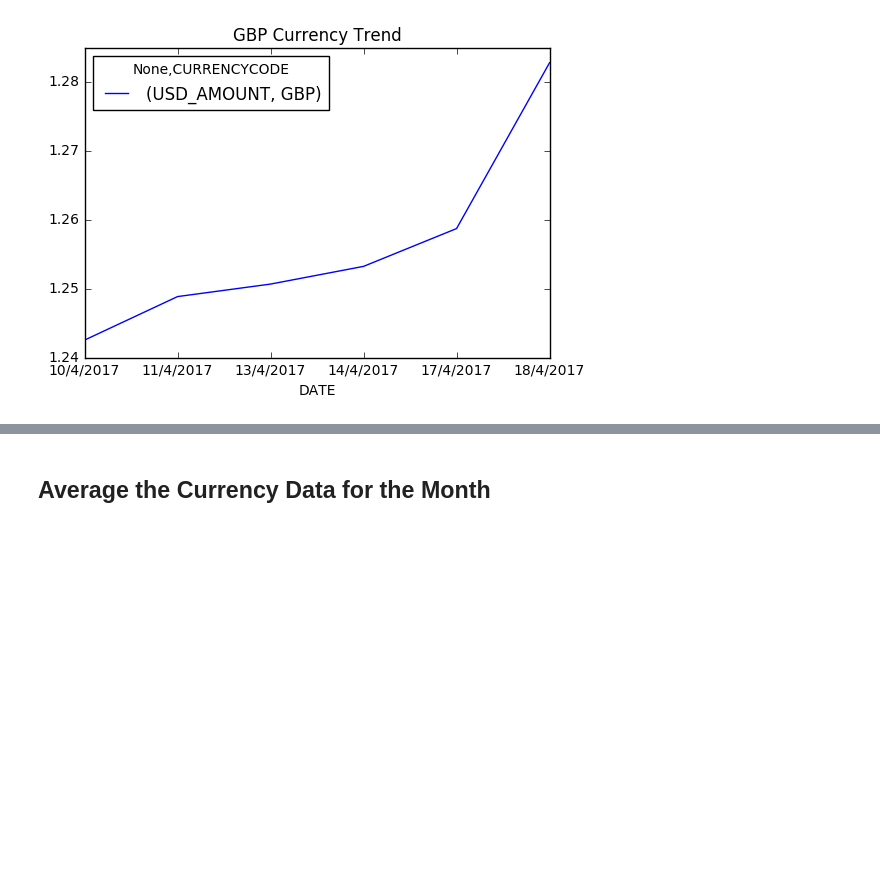
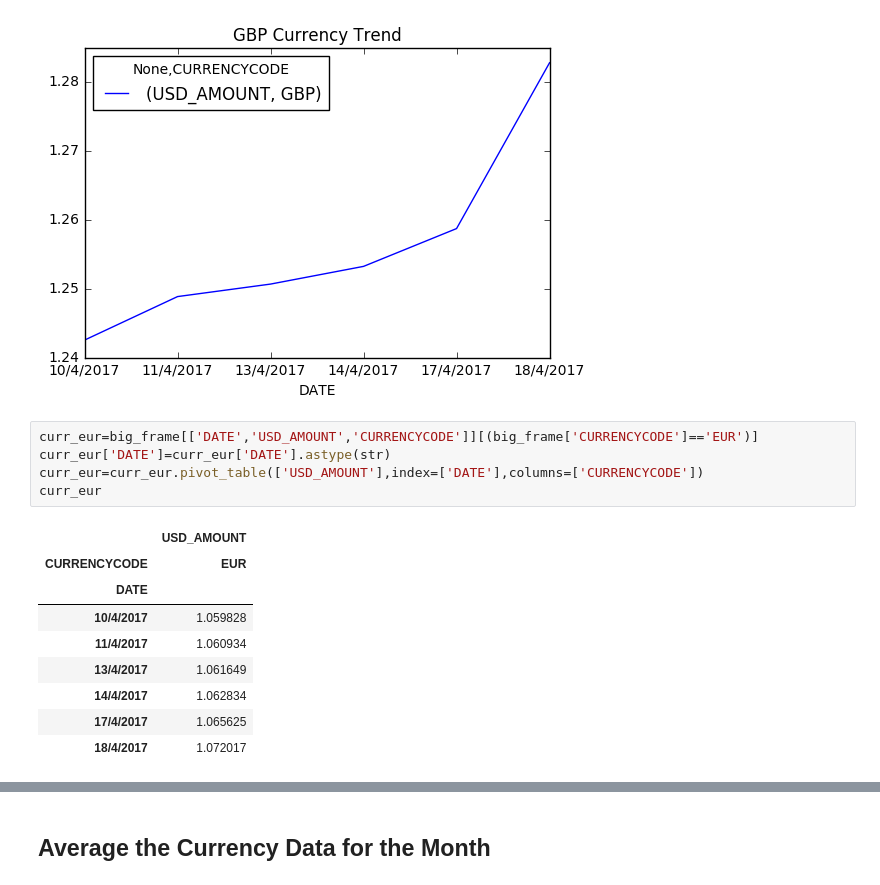
Before and after one commit to dbjohnsonii/currency_monitor, a Jupyter notebook: currency_monitor.ipynb, the cells around one changed output, grey strips where cells are left out. Cells and saved outputs as stored; diff of their text form; blank space fills up the shorter version.

```diff
--- a/currency_monitor.ipynb
+++ b/currency_monitor.ipynb
@@ -370,3 +370,18 @@ curr_gbp_plot.plot(kind='line',title='GBP Currency Trend')
 # %% [output]
 <matplotlib.axes._subplots.AxesSubplot at 0x...>
 [figure]
+# %%
+curr_eur=big_frame[['DATE','USD_AMOUNT','CURRENCYCODE']][(big_frame['CURRENCYCODE']=='EUR')]
+curr_eur['DATE']=curr_eur['DATE'].astype(str)
+curr_eur=curr_eur.pivot_table(['USD_AMOUNT'],index=['DATE'],columns=['CURRENCYCODE'])
+curr_eur
+# %% [output]
+|  | USD_AMOUNT |
+| CURRENCYCODE | EUR |
+| DATE |  |
+| 10/4/2017 | 1.059828 |
+| 11/4/2017 | 1.060934 |
+| 13/4/2017 | 1.061649 |
+| 14/4/2017 | 1.062834 |
+| 17/4/2017 | 1.065625 |
+| 18/4/2017 | 1.072017 |
```
Also changed, not shown: parts of 1 cell of this notebook.
